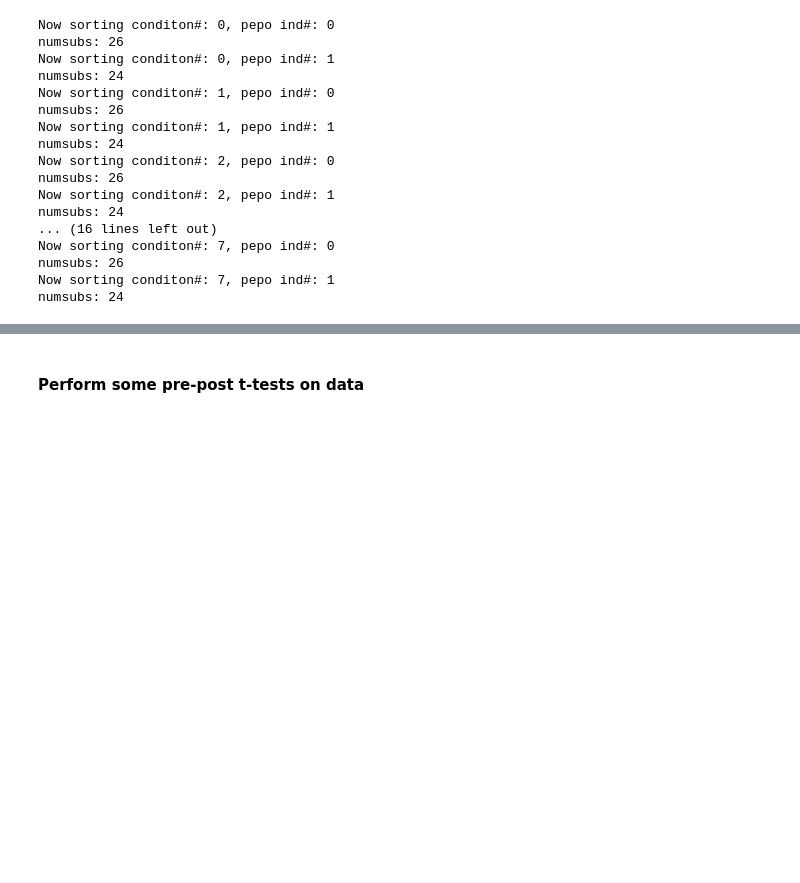
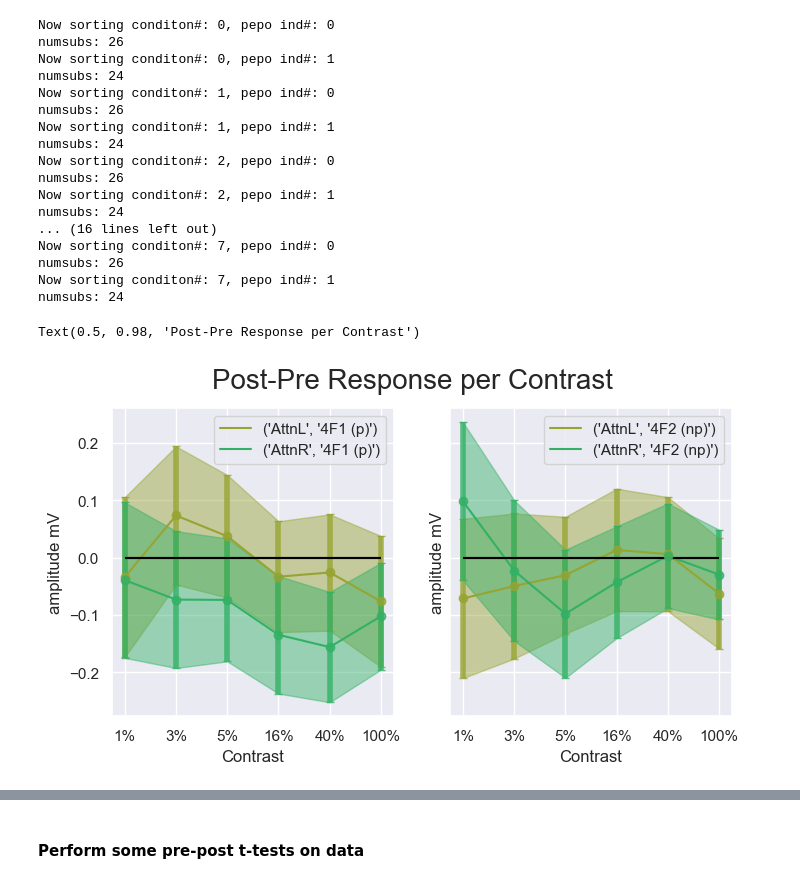
Before and after one commit to PatriciaNL/LTP_analysis, a Jupyter notebook: PythonScripts/ProcessingPipeline/Untitled-1.ipynb, the cells around one changed output, grey strips where cells are left out. Cells and saved outputs as stored; diff of their text form; code cells hidden in the pictures; blank space fills up the shorter version.

```diff
--- a/PythonScripts/ProcessingPipeline/Untitled-1.ipynb
+++ b/PythonScripts/ProcessingPipeline/Untitled-1.ipynb
@@ -260,6 +260,37 @@ Now sorting conditon#: 7, pepo ind#: 0
 numsubs: 26
 Now sorting conditon#: 7, pepo ind#: 1
 numsubs: 24
+# %%
+crayons = sns.color_palette("husl", 8)
+colabs = ['AttnL', 'AttnR']
+freqlabs = ['4F1 (p)', '4F2 (np)']
+
+fx_diffs = [occi_means[1], occi_means[5]]
+fx_stds = [occi_stds[1], occi_stds[5]]
+
+attnInd = 0
+
+fig,axs = plt.subplots(1,2,figsize = (8,4), sharey = True)
+
+for HemiCo in range(2): # f1 and then f2
+    for attnCo in range(2): # attnL and attnR
+        #print(f'{colabs[HemiCo], freqlabs[attnCo]}') #plot Fx attnL/R then move to other hemidata
+        xIn = fx_diffs[HemiCo][attnCo]
+        x_stds = fx_stds[HemiCo][attnCo]
+        axs[attnCo].plot(xIn, label = f'{colabs[HemiCo], freqlabs[attnCo]}', color = crayons[HemiCo+2])
+        axs[attnCo].errorbar((np.arange(NumBins)),xIn,x_stds,fmt = 'o', linewidth = 3, elinewidth = 4, capsize = 3, alpha = 0.8,color = crayons[HemiCo+2])
+        axs[attnCo].fill_between(np.arange(NumBins), xIn-x_stds,xIn+x_stds,color = crayons[HemiCo+2], alpha=0.45)
+        axs[attnCo].legend()
+        axs[attnCo].hlines(0,xmin = 0,xmax = 5, color = 'black')
+        #axs[attnCo].set_title(f'{freqlabs[0]} {colabs[attnCo]}',fontsize = 20)
+        axs[attnCo].set_xticks(range(len(contrast_levels_labs)))
+        axs[attnCo].set_xticklabels(contrast_levels_labs)
+        axs[attnCo].set_xlabel(f'Contrast')
+        axs[attnCo].set_ylabel(f'amplitude mV')
+plt.suptitle(f'Post-Pre Response per Contrast', fontsize = 20)
+# %% [output]
+Text(0.5, 0.98, 'Post-Pre Response per Contrast')
+[figure, added]
 # %%
 AvgChanPerBinAct = {}
 for i in range(8):
```
Also changed, not shown: parts of 17 cells of this notebook, 5 other files.
